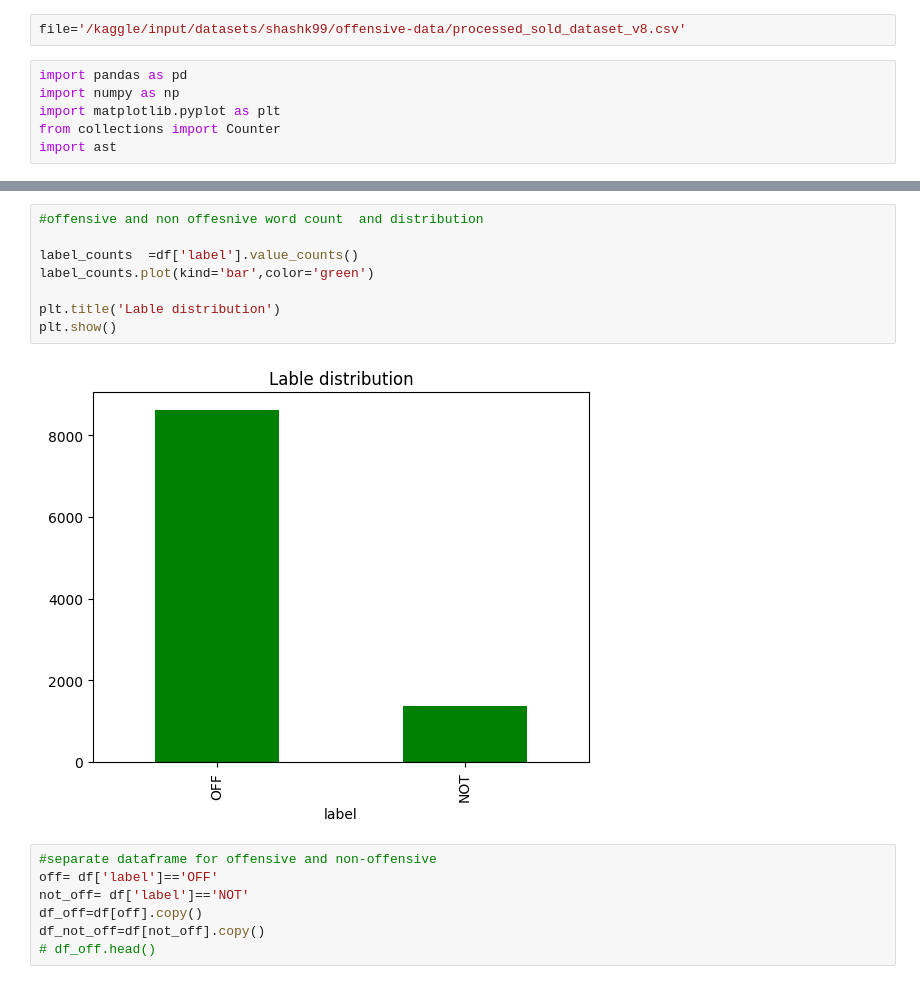
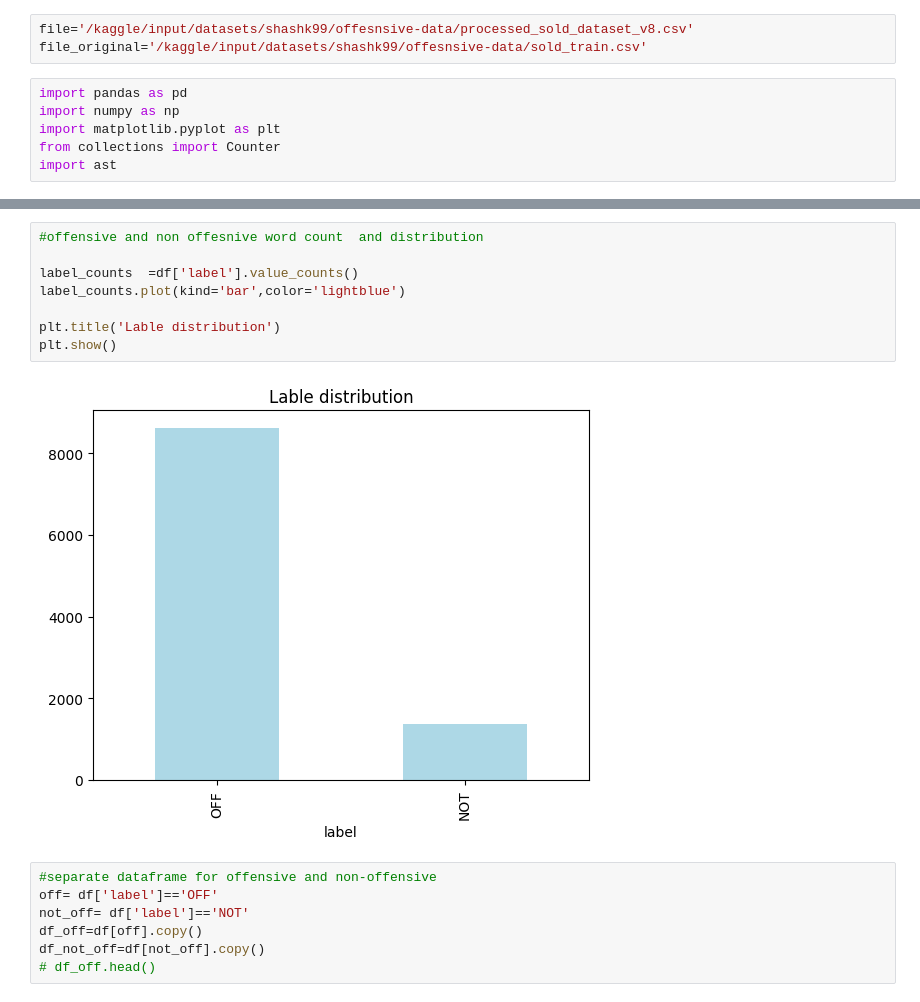
Before and after one commit to FrancescaRomanaBlanda/Taboo-Language, a Jupyter notebook: Sinhala/notebooks/final_analysis.ipynb, the cells around one changed output, grey strips where cells are left out. Drawn from its saved outputs; the diff is of its cells as text.

```diff
--- a/Sinhala/notebooks/final_analysis.ipynb
+++ b/Sinhala/notebooks/final_analysis.ipynb
@@ -1,5 +1,6 @@
 # %%
-file='/kaggle/input/datasets/shashk99/offensive-data/processed_sold_dataset_v8.csv'
+file='/kaggle/input/datasets/shashk99/offesnsive-data/processed_sold_dataset_v8.csv'
+file_original='/kaggle/input/datasets/shashk99/offesnsive-data/sold_train.csv'
 # %%
 import pandas as pd
 import numpy as np
@@ -20,13 +29,13 @@ df.head()
 # %%
 #offensive and non offesnive word count  and distribution
 
 label_counts  =df['label'].value_counts()
-label_counts.plot(kind='bar',color='green')
+label_counts.plot(kind='bar',color='lightblue')
 
 plt.title('Lable distribution')
 plt.show()
 # %% [output]
-[figure, old version]
+[figure, new version]
 # %%
 #separate dataframe for offensive and non-offensive
 off= df['label']=='OFF'
```
Also changed, not shown: parts of 12 cells of this notebook, 3 other files.
